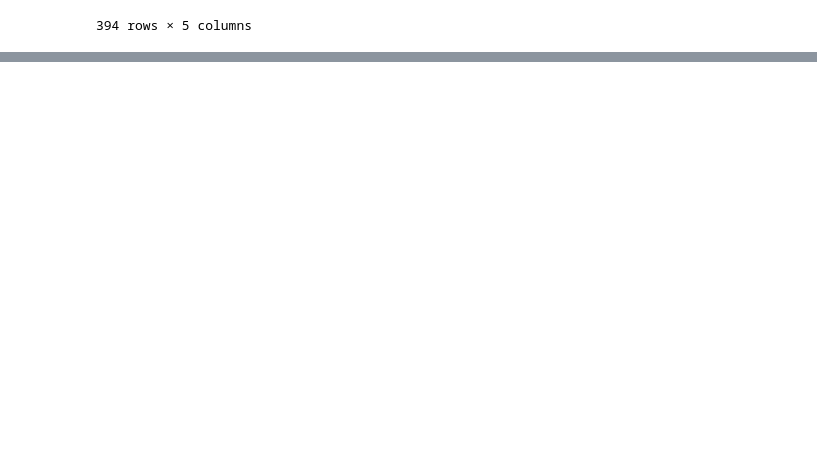
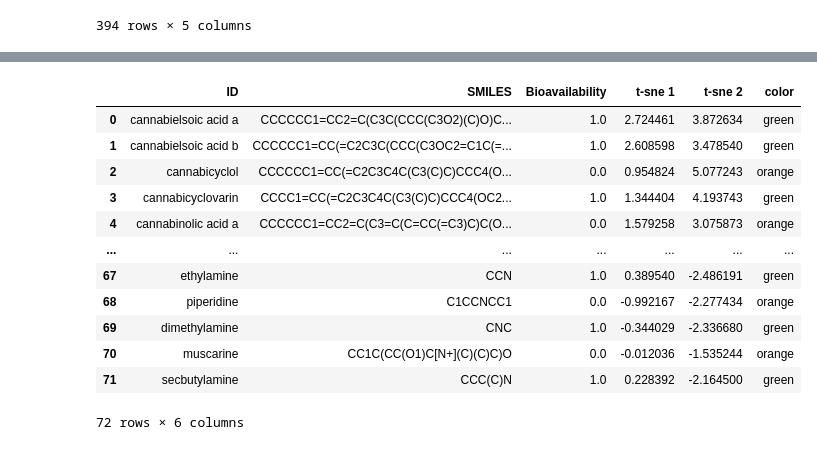
Before and after one commit to BioSystemsUM/deepmol_case_studies, a Jupyter notebook: scripts/test_predictions.ipynb, the cells around one changed output, grey strips where cells are left out. Cells and saved outputs as stored; diff of their text form; code cells hidden in the pictures; blank space fills up the shorter version.

```diff
--- a/scripts/test_predictions.ipynb
+++ b/scripts/test_predictions.ipynb
@@ -146,0 +181,35 @@ plot = cp.interactive_plot(show_plot=True)
+# %%
+from rdkit import Chem, DataStructs
+from rdkit.Chem import AllChem
+import numpy as np
+from sklearn.manifold import TSNE
+import matplotlib.pyplot as plt
+
+def generate_tsne_molecular_similarities(dataset, smiles_field):
+    # Create a function to compute molecular fingerprints
+    def compute_fingerprint(smiles):
+        molecule = Chem.MolFromSmiles(smiles)
+        fingerprint = AllChem.GetMorganFingerprintAsBitVect(molecule, 2, nBits=1024)
+        return fingerprint
+
+    # Compute molecular fingerprints for each molecule in the combined dataset
+    fingerprints = [compute_fingerprint(smiles) for smiles in dataset.loc[:, smiles_field]]
+
+    similarity_matrix = np.zeros((len(fingerprints), len(fingerprints)))
+    # Compute molecular similarities using Tanimoto coefficient
+    for i in range(len(fingerprints)):
+        for j in range(i + 1, len(fingerprints)):
+            similarity = DataStructs.TanimotoSimilarity(fingerprints[i], fingerprints[j])
+            similarity_matrix[i, j] = similarity
+            similarity_matrix[j, i] = similarity
+
+    # Apply t-SNE to reduce the dimensionality
+    tsne = TSNE(n_components=2, random_state=42)
+    tsne_embeddings = tsne.fit_transform(similarity_matrix)
+    # Separate the embeddings based on the original datasets
+    dataset["t-sne 1"] = tsne_embeddings[:, 0]
+    dataset["t-sne 2"] = tsne_embeddings[:, 1]
+
+    return dataset
+
+dataset = generate_tsne_molecular_similarities(results, "SMILES")
@@ -146,0 +313,16 @@ plot = cp.interactive_plot(show_plot=True)
+# %%
+dataset
+# %% [output]
+|  | ID | SMILES | Bioavailability | t-sne 1 | t-sne 2 | color |
+| 0 | cannabielsoic acid a | CCCCCC1=CC2=C(C3C(CCC(C3O2)(C)O)C... | 1.0 | 2.724461 | 3.872634 | green |
+| 1 | cannabielsoic acid b | CCCCCC1=CC(=C2C3C(CCC(C3OC2=C1C(=... | 1.0 | 2.608598 | 3.478540 | green |
+| 2 | cannabicyclol | CCCCCC1=CC(=C2C3C4C(C3(C)C)CCC4(O... | 0.0 | 0.954824 | 5.077243 | orange |
+| 3 | cannabicyclovarin | CCCC1=CC(=C2C3C4C(C3(C)C)CCC4(OC2... | 1.0 | 1.344404 | 4.193743 | green |
+| 4 | cannabinolic acid a | CCCCCC1=CC2=C(C3=C(C=CC(=C3)C)C(O... | 0.0 | 1.579258 | 3.075873 | orange |
+| ... | ... | ... | ... | ... | ... | ... |
+| 67 | ethylamine | CCN | 1.0 | 0.389540 | -2.486191 | green |
+| 68 | piperidine | C1CCNCC1 | 0.0 | -0.992167 | -2.277434 | orange |
+| 69 | dimethylamine | CNC | 1.0 | -0.344029 | -2.336680 | green |
+| 70 | muscarine | CC1C(CC(O1)C[N+](C)(C)C)O | 0.0 | -0.012036 | -1.535244 | orange |
+| 71 | secbutylamine | CCC(C)N | 1.0 | 0.228392 | -2.164500 | green |
+72 rows × 6 columns
```
Also changed, not shown: parts of 8 cells of this notebook, 7 other files.
